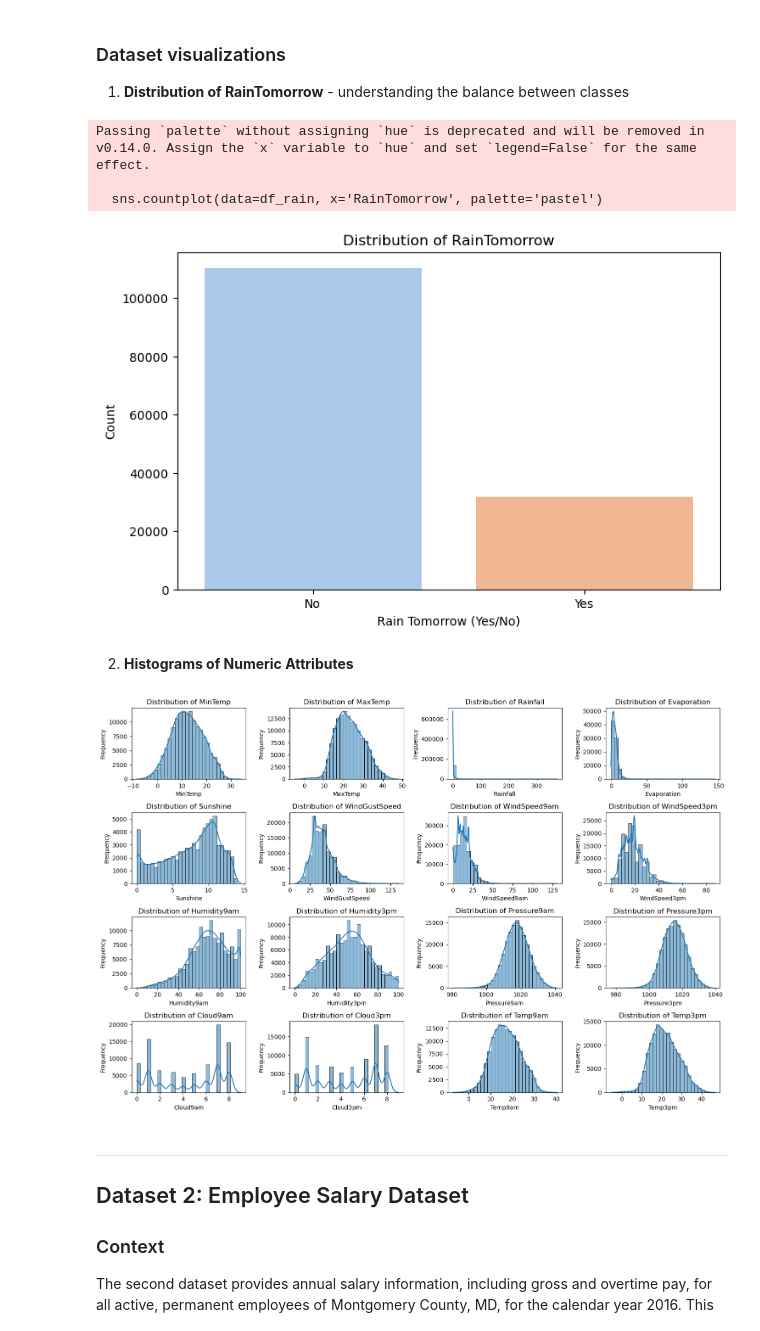
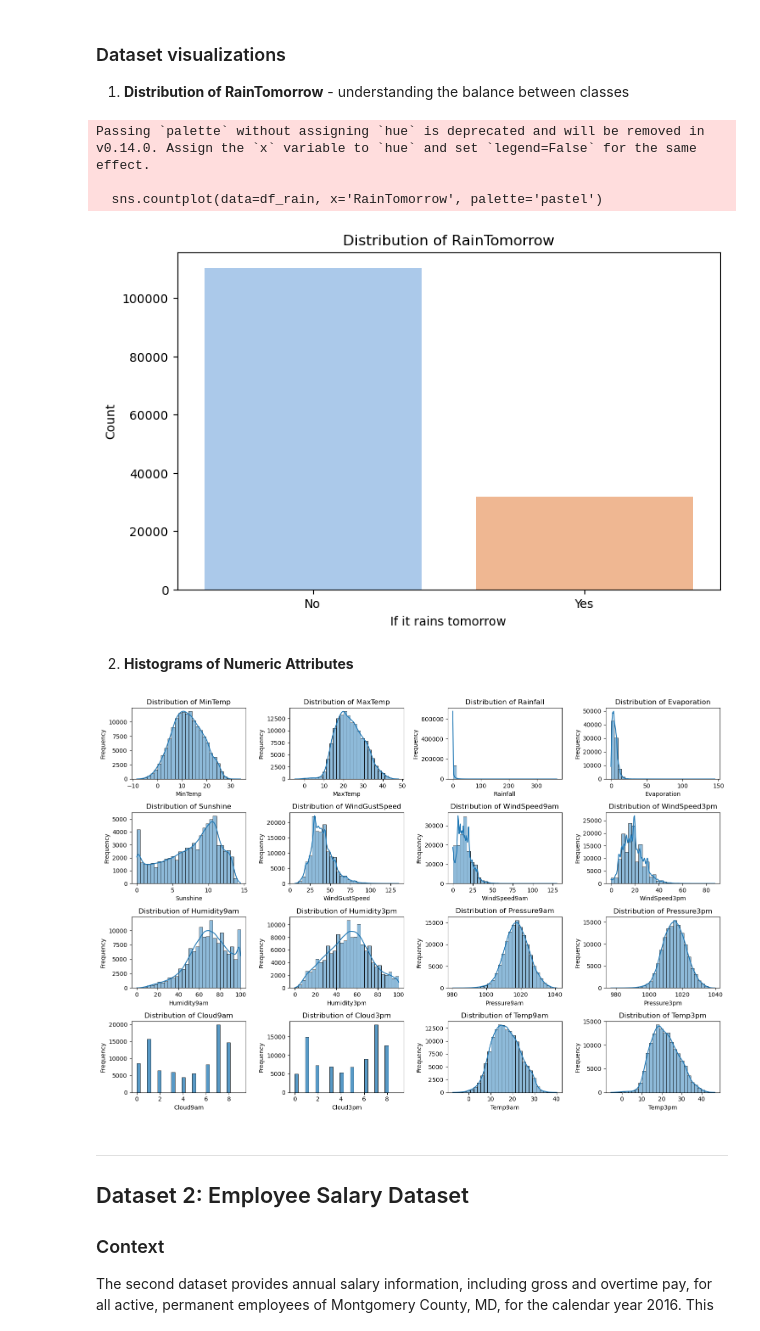
Before and after one commit to johnnymosby/TU-Wien-ML-Group-Project, a Jupyter notebook: Dataset description.ipynb, the cells around one changed output. Drawn from its saved outputs; the diff is of its cells as text; code cells hidden in the pictures.

```diff
--- a/Dataset description.ipynb
+++ b/Dataset description.ipynb
@@ -80,14 +61,11 @@ The first dataset comprises daily weather observations collected over approximat
 ### Importance of Dataset
 Understanding the distribution of values in attributes helps in preprocessing steps, such as handling missing values and feature selection, to build accurate predictive models.
 # %%
-# Path to the CSV file with dataset
-file_path = "rain.csv"
-
 # Read the CSV file into a pandas DataFrame
-df_rain = pd.read_csv(file_path)
+df_rain = pd.read_csv("rain.csv")
 
 # Display the first few rows of the DataFrame
-df_rain.head(20)
+df_rain.head(10)
 # %% [output]
 |  | Date | Location | MinTemp | MaxTemp | Rainfall | Evaporation | Sunshine | WindGustDir | WindGustSpeed | ... |
 | 0 | 2008-12-01 | Albury | 13.4 | 22.9 | 0.6 | NaN | NaN | W | 44.0 | ... |
@@ -114,37 +86,45 @@ df_rain.head(20)
 plt.figure(figsize=(8, 5))
 sns.countplot(data=df_rain, x='RainTomorrow', palette='pastel')
 plt.title('Distribution of RainTomorrow')
-plt.xlabel('Rain Tomorrow (Yes/No)')
+plt.xlabel('If it rains tomorrow')
 plt.ylabel('Count')
 plt.show()
 # %% [output]
 Passing `palette` without assigning `hue` is deprecated and will be removed in v0.14.0. Assign the `x` variable to `hue` and set `legend=False` for the same effect.
 
   sns.countplot(data=df_rain, x='RainTomorrow', palette='pastel')
-[figure, old version]
+[figure, new version]
 # %% [markdown]
 2. **Histograms of Numeric Attributes**
 # %%
 # List of numeric attributes in the weather dataset
 numeric_attributes_weather = [
     'MinTemp', 'MaxTemp', 'Rainfall', 'Evaporation',
     'Sunshine', 'WindGustSpeed', 'WindSpeed9am',
     'WindSpeed3pm', 'Humidity9am', 'Humidity3pm',
     'Pressure9am', 'Pressure3pm','Cloud9am','Cloud3pm', 'Temp9am', 'Temp3pm'
 ]
 
+continuous_attributes_weather = [
+    'MinTemp', 'MaxTemp', 'Rainfall', 'Evaporation',
+    'Sunshine', 'WindGustSpeed', 'WindSpeed9am',
+    'WindSpeed3pm', 'Humidity9am', 'Humidity3pm',
+    'Pressure9am', 'Pressure3pm', 'Temp9am', 'Temp3pm'
+]
+
 plt.figure(figsize=(15, 10))
 for i, attr in enumerate(numeric_attributes_weather):
     plt.subplot(4, 4, i + 1)
-    sns.histplot(df_rain[attr], bins=30, kde=True)
+    sns.histplot(df_rain[attr], bins=30,
+                 kde=numeric_attributes_weather[i] in continuous_attributes_weather)
     plt.title(f'Distribution of {attr}')
     plt.xlabel(attr)
     plt.ylabel('Frequency')
 
 plt.tight_layout()
 plt.show()
 # %% [output]
-[figure, old version]
+[figure, new version]
 # %% [markdown]
 ---
 
```
Also changed, not shown: parts of 6 cells of this notebook, 2 other files.
